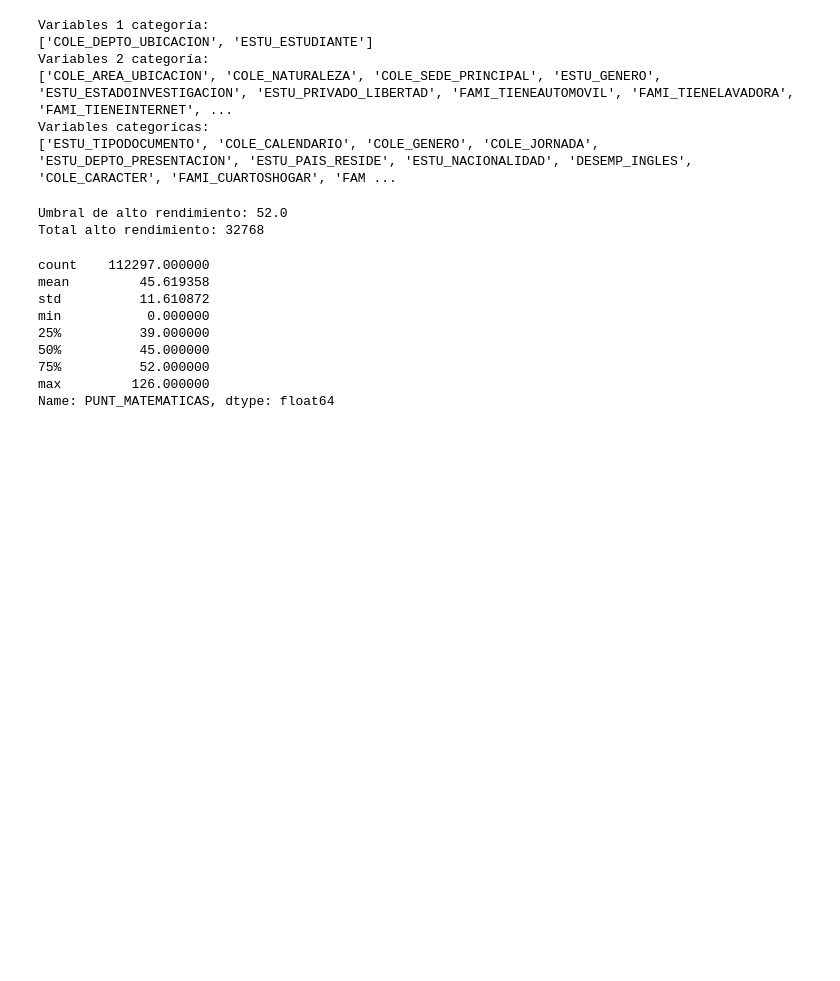
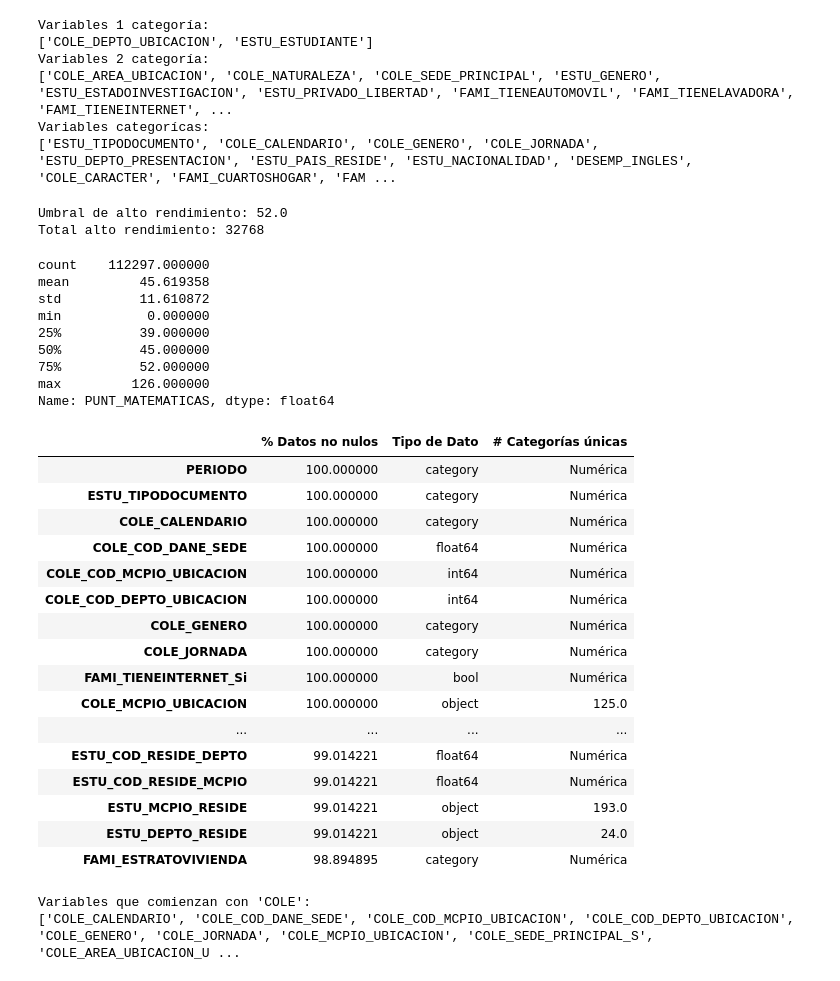
Before and after one commit to astreubeln/Proyecto2_Analitica, a Jupyter notebook: Punto 2.ipynb, the cells around one changed output. Saved outputs shown, nothing was run; the diff lists cells and outputs as text; code cells hidden in the pictures; blank space fills up the shorter version.

```diff
--- a/Punto 2.ipynb
+++ b/Punto 2.ipynb
@@ -131,6 +131,11 @@ df['PERIODO'] = df['PERIODO'].astype('category')
 
 # Eliminar columna de la identificacion del estudiante examinado
 df.drop(columns='ESTU_CONSECUTIVO', inplace=True)
+# Eliminar columna de la identificacion del colegio del estudiante examinado
+df.drop(columns='COLE_NOMBRE_ESTABLECIMIENTO', inplace=True)
+df.drop(columns='COLE_NOMBRE_SEDE', inplace=True)
+df.drop(columns='COLE_CODIGO_ICFES', inplace=True)
+df.drop(columns='COLE_COD_DANE_ESTABLECIMIENTO', inplace=True)
 
 
 #Cambiar columna de fecha de nacimiento a solo año de nacimiento
@@ -173,3 +178,47 @@ max         126.000000
 Name: PUNT_MATEMATICAS, dtype: float64
 # %%
 df.to_csv("df_limpio.csv", index=False)
+# %%
+# Paso 4: Identificar Varibales y Tipos
+# ---------------------------
+# 1. Porcentaje de datos no nulos por variable
+porcentaje_no_nulos = df.notnull().mean().sort_values(ascending=False) * 100
+porcentaje_no_nulos = porcentaje_no_nulos.to_frame(name='% Datos no nulos')
+porcentaje_no_nulos['Tipo de Dato'] = df.dtypes
+
+# 2. Contar número de categorías únicas para variables categóricas
+categorias = df.select_dtypes(include='object').nunique()
+porcentaje_no_nulos['# Categorías únicas'] = categorias
+porcentaje_no_nulos['# Categorías únicas'] = porcentaje_no_nulos['# Categorías únicas'].fillna('Numérica')
+
+
+# Mostrar el resumen de variables directamente en tu notebook
+porcentaje_no_nulos.head(51)
+# %% [output]
+|  | % Datos no nulos | Tipo de Dato | # Categorías únicas |
+| PERIODO | 100.000000 | category | Numérica |
+| ESTU_TIPODOCUMENTO | 100.000000 | category | Numérica |
+| COLE_CALENDARIO | 100.000000 | category | Numérica |
+| COLE_COD_DANE_SEDE | 100.000000 | float64 | Numérica |
+| COLE_COD_MCPIO_UBICACION | 100.000000 | int64 | Numérica |
+| COLE_COD_DEPTO_UBICACION | 100.000000 | int64 | Numérica |
+| COLE_GENERO | 100.000000 | category | Numérica |
+| COLE_JORNADA | 100.000000 | category | Numérica |
+| FAMI_TIENEINTERNET_Si | 100.000000 | bool | Numérica |
+| COLE_MCPIO_UBICACION | 100.000000 | object | 125.0 |
+| ... | ... | ... | ... |
+| ESTU_COD_RESIDE_DEPTO | 99.014221 | float64 | Numérica |
+| ESTU_COD_RESIDE_MCPIO | 99.014221 | float64 | Numérica |
+| ESTU_MCPIO_RESIDE | 99.014221 | object | 193.0 |
+| ESTU_DEPTO_RESIDE | 99.014221 | object | 24.0 |
+| FAMI_ESTRATOVIVIENDA | 98.894895 | category | Numérica |
+# %%
+# Filtrar las variables cuyo nombre empieza por 'COLE'
+columnas_cole = [col for col in porcentaje_no_nulos.index if col.startswith('COLE')]
+
+# Mostrar lista
+print("Variables que comienzan con 'COLE':")
+print(columnas_cole)
+# %% [output]
+Variables que comienzan con 'COLE':
+['COLE_CALENDARIO', 'COLE_COD_DANE_SEDE', 'COLE_COD_MCPIO_UBICACION', 'COLE_COD_DEPTO_UBICACION', 'COLE_GENERO', 'COLE_JORNADA', 'COLE_MCPIO_UBICACION', 'COLE_SEDE_PRINCIPAL_S', 'COLE_AREA_UBICACION_U ...
```
Also changed, not shown: parts of 4 cells of this notebook, 2 other files.
